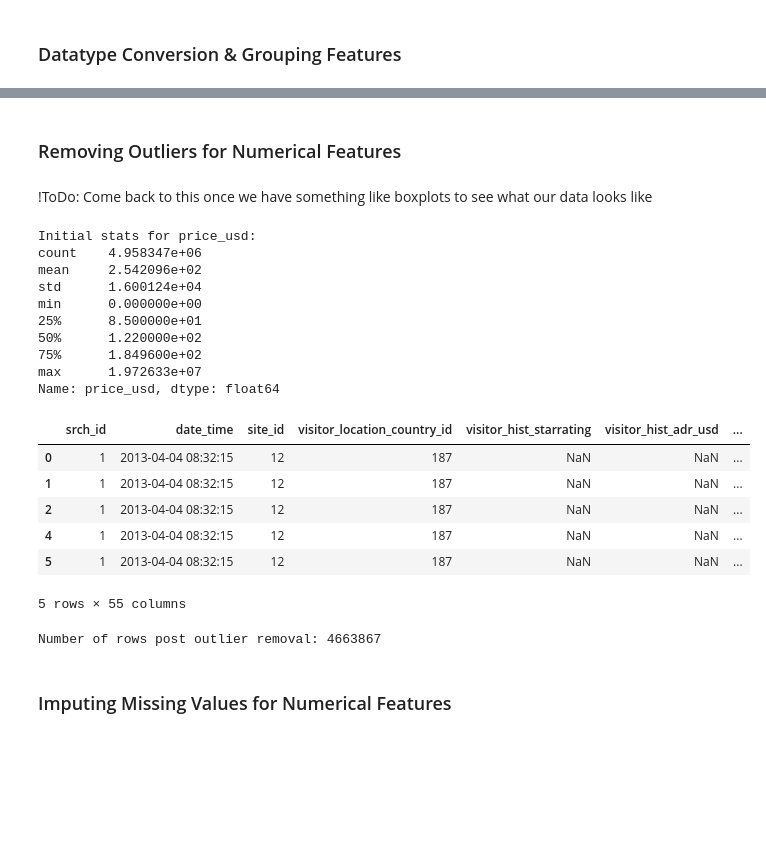
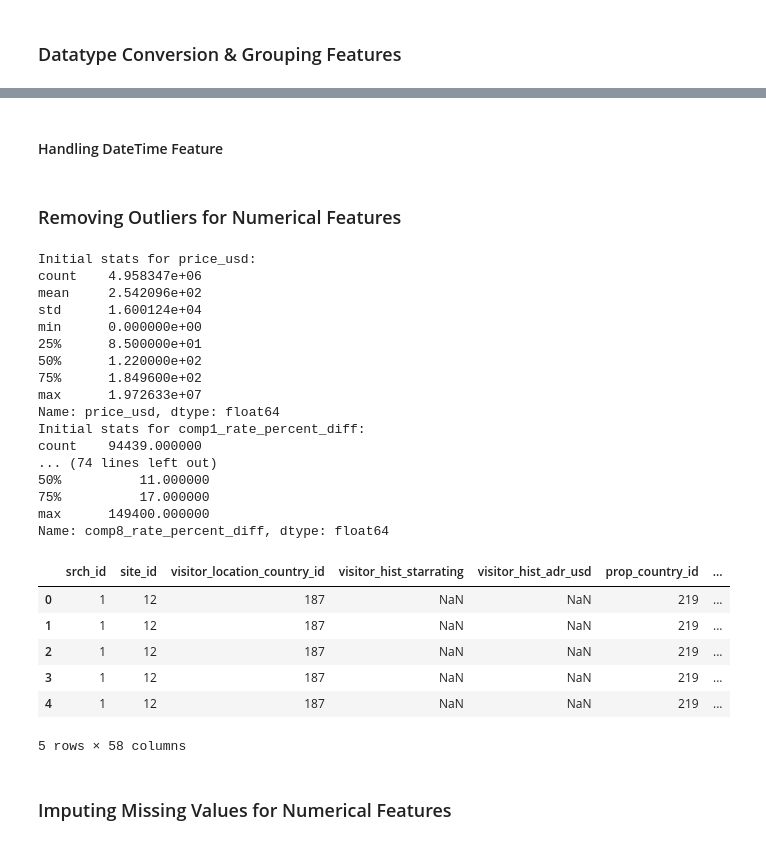
Before and after one commit to ryan-ott/DMT-Group17, a Jupyter notebook: Assignment2/expedia.ipynb, the cells around one changed output, grey strips where cells are left out. Drawn from its saved outputs; the diff is of its cells as text; code cells hidden in the pictures; blank space fills up the shorter version.

```diff
--- a/Assignment2/expedia.ipynb
+++ b/Assignment2/expedia.ipynb
@@ -125,5 +176,5 @@ len(df[full_competitive_metrics[1]].dropna(axis = 'index', how = 'all'))
 # %% [markdown]
 feature not relevant enough.
 # %%
-df['combined_comp_rate'] = df[full_competitive_metrics[0]].iloc[:, :].sum(axis=1)
+train_df['combined_comp_rate'] = train_df[full_competitive_metrics[0]].iloc[:, :].sum(axis=1)
 # %%
@@ -247,3 +299,5 @@ dtype: int64
+# %%
+train_df.drop(['gross_bookings_usd'], axis=1, inplace=True)
 # %% [markdown]
 ### Datatype Conversion & Grouping Features
 # %%
@@ -281,28 +343,41 @@ memory usage: 1.8 GB
+# %% [markdown]
+#### Handling DateTime Feature
+# %%
+# Extract useful features from 'date_time'
+train_df['year'] = train_df['date_time'].dt.year
+train_df['month'] = train_df['date_time'].dt.month
+train_df['day'] = train_df['date_time'].dt.day
+train_df['hour'] = train_df['date_time'].dt.hour
+train_df['minute'] = train_df['date_time'].dt.minute
+
+test_df['year'] = test_df['date_time'].dt.year
+test_df['month'] = test_df['date_time'].dt.month
+test_df['day'] = test_df['date_time'].dt.day
+test_df['hour'] = test_df['date_time'].dt.hour
+test_df['minute'] = test_df['date_time'].dt.minute
+
+# Drop the original 'date_time' column
+train_df = train_df.drop(columns=['date_time'])
+test_df = test_df.drop(columns=['date_time'])
 # %% [markdown]
 ### Removing Outliers for Numerical Features
-# %% [markdown]
-!ToDo: Come back to this once we have something like boxplots to see what our data looks like
 # %%
-num_feats_with_outliers = ['price_usd', 'comp1_rate_percent_diff', 'comp2_rate_percent_diff', 'comp3_rate_percent_diff', 'comp4_rate_percent_diff', 'comp5_rate_percent_diff', 'comp6_rate_percent_diff', 'comp7_rate_percent_diff', 'comp8_rate_percent_diff', 'srch_booking_window', 'orig_destination_distance']
-outliers = pd.Series(data=False, index=df.index)
+num_feats_with_outliers = ['price_usd', 'comp1_rate_percent_diff', 'comp2_rate_percent_diff', 'comp3_rate_percent_diff', 'comp4_rate_percent_diff', 'comp5_rate_percent_diff', 'comp6_rate_percent_diff', 'comp7_rate_percent_diff', 'comp8_rate_percent_diff']
 
-for feature in ['price_usd']:  #TODO: instead of all numerical features, perhaps only for price_usd & compX_rate_percent_diff - maaaybe srch_booking_window, orig_destination_distance. Investigate this based on further EDA (boxplots for example)
+for feature in num_feats_with_outliers:  # Based on EDA only price_usd & compX_rate_percent_diff
     # Print initial statistics
-    initial_stats = df[feature].describe()
     print(f'Initial stats for {feature}:')
-    print(initial_stats)
+    print(train_df[feature].describe())
 
     # Calculating IQR
-    Q1 = df[feature].quantile(0.25)
-    Q3 = df[feature].quantile(0.75)
+    Q1 = train_df[feature].quantile(0.25)
+    Q3 = train_df[feature].quantile(0.75)
     IQR = Q3 - Q1
-    lower_bound = Q1 - 1.5 * IQR  # increase to 3 if we want to be less strict
-    upper_bound = Q3 + 1.5 * IQR
+    lower_bound = Q1 - 3 * IQR
+    upper_bound = Q3 + 3 * IQR
 
-    feature_outliers = ~df[feature].between(lower_bound, upper_bound)
-    outliers |= feature_outliers
-
-df = df[~outliers]
+    # Replace outliers with NaN
+    train_df.loc[~train_df[feature].between(lower_bound, upper_bound), feature] = np.nan
 # %% [output]
 Initial stats for price_usd:
 count    4.958347e+06
@@ -314,20 +389,23 @@ min      0.000000e+00
 75%      1.849600e+02
 max      1.972633e+07
 Name: price_usd, dtype: float64
+Initial stats for comp1_rate_percent_diff:
+count    94439.000000
+... (74 lines left out)
+50%          11.000000
+75%          17.000000
+max      149400.000000
+Name: comp8_rate_percent_diff, dtype: float64
 # %%
-df.head()
+train_df.head()
 # %% [output]
-|  | srch_id | date_time | site_id | visitor_location_country_id | visitor_hist_starrating | visitor_hist_adr_usd | ... |
-| 0 | 1 | 2013-04-04 08:32:15 | 12 | 187 | NaN | NaN | ... |
-| 1 | 1 | 2013-04-04 08:32:15 | 12 | 187 | NaN | NaN | ... |
-| 2 | 1 | 2013-04-04 08:32:15 | 12 | 187 | NaN | NaN | ... |
-| 4 | 1 | 2013-04-04 08:32:15 | 12 | 187 | NaN | NaN | ... |
-| 5 | 1 | 2013-04-04 08:32:15 | 12 | 187 | NaN | NaN | ... |
+|  | srch_id | site_id | visitor_location_country_id | visitor_hist_starrating | visitor_hist_adr_usd | prop_country_id | ... |
+| 0 | 1 | 12 | 187 | NaN | NaN | 219 | ... |
+| 1 | 1 | 12 | 187 | NaN | NaN | 219 | ... |
+| 2 | 1 | 12 | 187 | NaN | NaN | 219 | ... |
+| 3 | 1 | 12 | 187 | NaN | NaN | 219 | ... |
+| 4 | 1 | 12 | 187 | NaN | NaN | 219 | ... |
-5 rows × 55 columns
+5 rows × 58 columns
-# %%
-print(f'Number of rows post outlier removal: {len(df)}')
-# %% [output]
-Number of rows post outlier removal: 4663867
 # %% [markdown]
 ### Imputing Missing Values for Numerical Features
 # %% [markdown]
```
Also changed, not shown: parts of 70 cells of this notebook, 6 other files.
